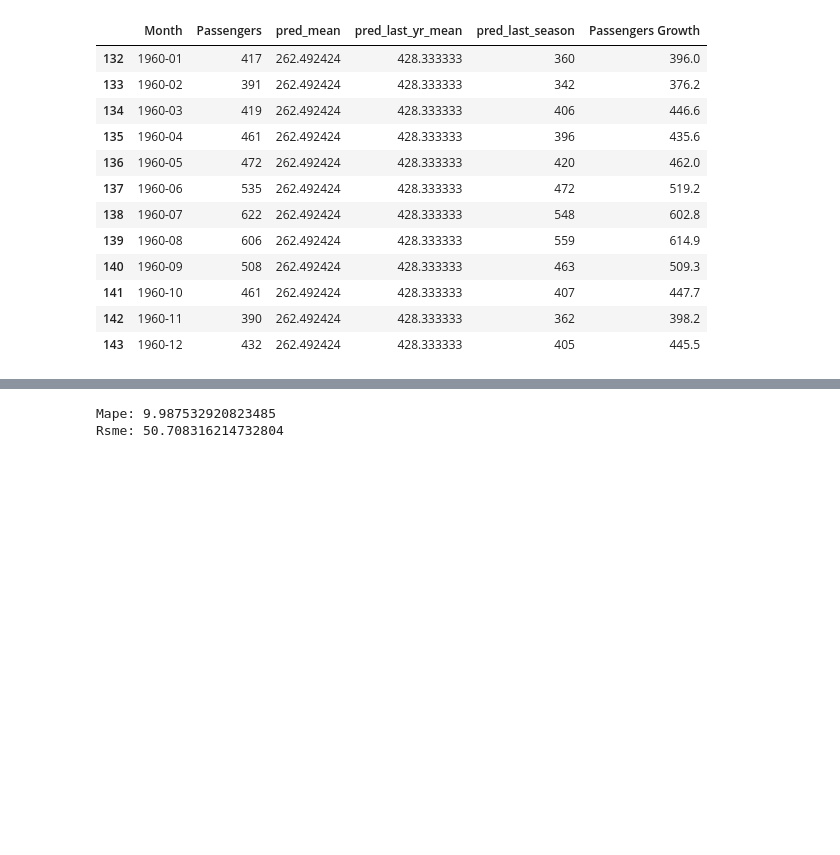
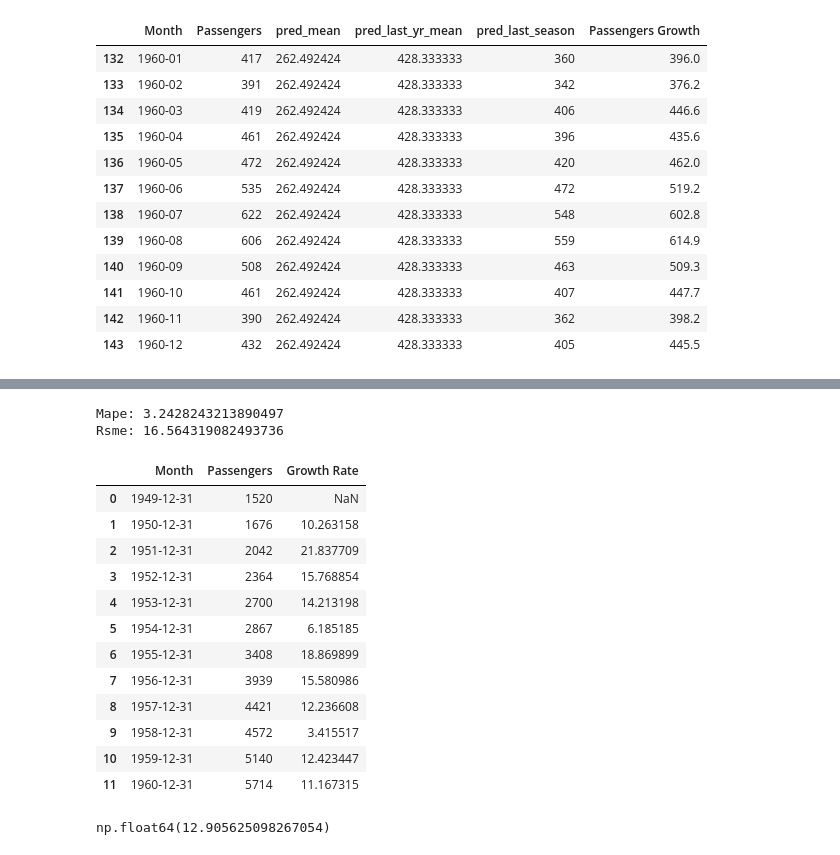
Before and after one commit to Fabster79/timeseries_fc, a Jupyter notebook: notebooks/020 - Naive Forecatsting.ipynb, the cells around one changed output, grey strips where cells are left out. Cells and saved outputs as stored; diff of their text form; code cells hidden in the pictures; blank space fills up the shorter version.

```diff
--- a/notebooks/020 - Naive Forecatsting.ipynb
+++ b/notebooks/020 - Naive Forecatsting.ipynb
@@ -260,6 +260,41 @@ plt.savefig('020 - Naive Forecasting - image 040.png', dpi=300)
 # %%
-print("Mape: " + str(mape(test['Passengers'], test['pred_last_season'])))
-print("Rsme: " + str(rsme(test['Passengers'], test['pred_last_season'])))
+print("Mape: " + str(mape(test['Passengers'], test['Passengers Growth'])))
+print("Rsme: " + str(rsme(test['Passengers'], test['Passengers Growth'])))
 # %% [output]
-Mape: 9.987532920823485
-Rsme: 50.708316214732804
+Mape: 3.2428243213890497
+Rsme: 16.564319082493736
+# %%
+# create a new datframe based on the data dataframe. Change the Frequency to yeary. Calculate the growth rate of the passengers for each year, compared to the previous year.
+# Convert 'Month' to datetime
+data['Month'] = pd.to_datetime(data['Month'])
+
+# Set 'Month' as the index
+data.set_index('Month', inplace=True)
+
+# Resample the data to yearly frequency, summing up the passengers for each year
+yearly_data = data.resample('Y').sum()
+
+# Calculate the growth rate of passengers for each year compared to the previous year
+yearly_data['Growth Rate'] = yearly_data['Passengers'].pct_change() * 100
+
+yearly_data.reset_index(inplace=True)
+yearly_data
+# %% [output]
+|  | Month | Passengers | Growth Rate |
+| 0 | 1949-12-31 | 1520 | NaN |
+| 1 | 1950-12-31 | 1676 | 10.263158 |
+| 2 | 1951-12-31 | 2042 | 21.837709 |
+| 3 | 1952-12-31 | 2364 | 15.768854 |
+| 4 | 1953-12-31 | 2700 | 14.213198 |
+| 5 | 1954-12-31 | 2867 | 6.185185 |
+| 6 | 1955-12-31 | 3408 | 18.869899 |
+| 7 | 1956-12-31 | 3939 | 15.580986 |
+| 8 | 1957-12-31 | 4421 | 12.236608 |
+| 9 | 1958-12-31 | 4572 | 3.415517 |
+| 10 | 1959-12-31 | 5140 | 12.423447 |
+| 11 | 1960-12-31 | 5714 | 11.167315 |
+# %%
+average_growth_rate = yearly_data['Growth Rate'].mean()
+average_growth_rate
+# %% [output]
+np.float64(12.905625098267054)
```
Also changed, not shown: parts of 1 cell of this notebook, 3 other files.
